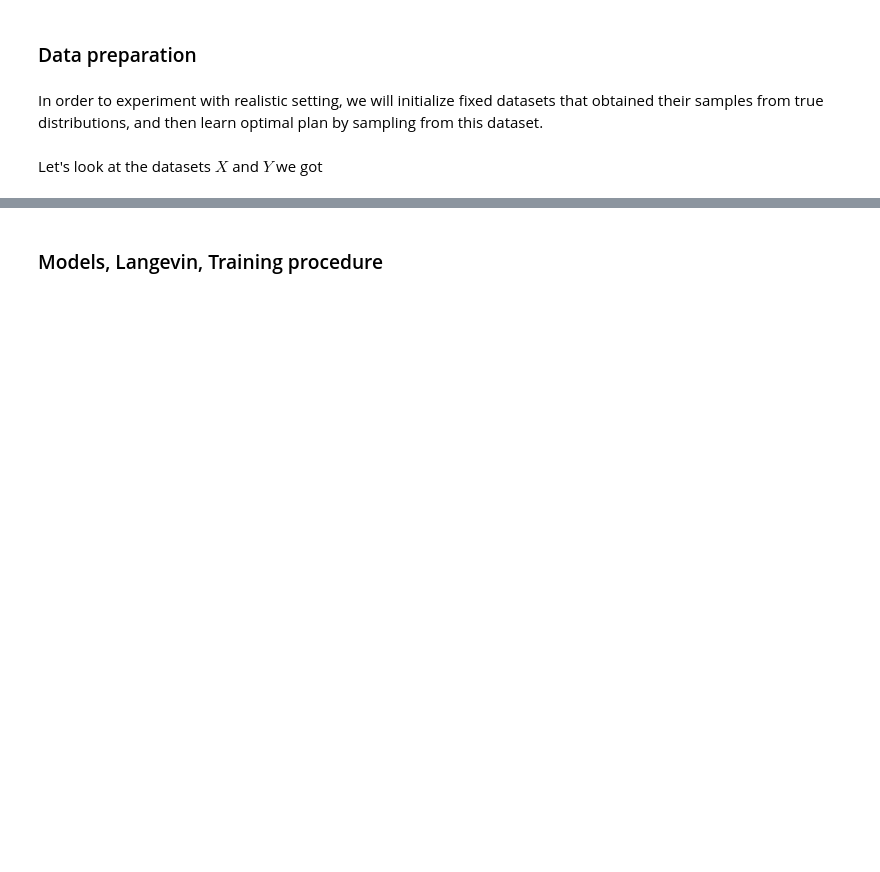
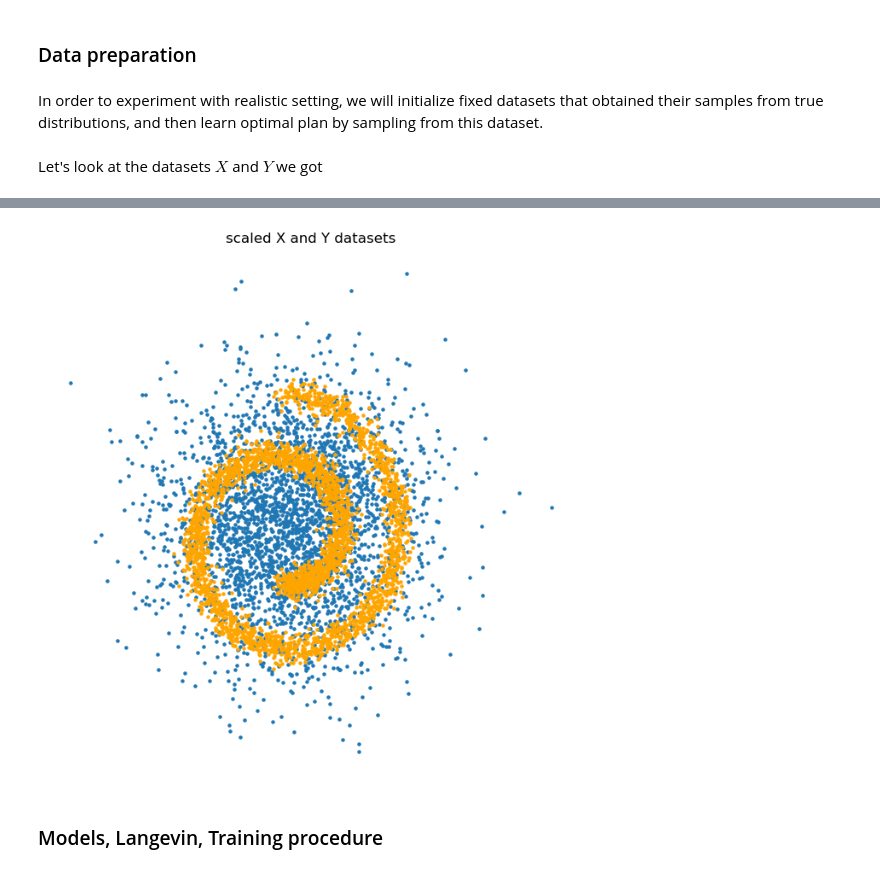
Before and after one commit to shredder67/energy-guided-ot, a Jupyter notebook: Energy_guided_EOT.ipynb, the cells around one changed output, grey strips where cells are left out. Saved outputs shown, nothing was run; the diff lists cells and outputs as text; code cells hidden in the pictures; blank space fills up the shorter version.

Commit message:
maybe fixed formula, some experiments, still not clear

```diff
--- a/Energy_guided_EOT.ipynb
+++ b/Energy_guided_EOT.ipynb
@@ -213,2 +238,18 @@ plt.show()
+# %%
+# scaled version overview (maybe will work better?)
+plt.figure(figsize=(8,8))
+
+scaled_ds_x = std_scale(dataset_x.data, dataset_x.mu, dataset_x.std)
+
+scaled_ds_y = std_scale(dataset_y.data, dataset_y.mu, dataset_y.std)
+
+plt.scatter(scaled_ds_x[:, 0].cpu(), scaled_ds_x[:, 1].cpu(), s=5, marker='o')
+plt.scatter(scaled_ds_y[:, 0].cpu(), scaled_ds_y[:, 1].cpu(), c='orange', s=5, marker='o')
+plt.title("scaled X and Y datasets")
+plt.axis('off')
+
+plt.show()
+# %% [output]
+[figure, added]
 # %% [markdown]
 ### Models, Langevin, Training procedure
```
Also changed, not shown: parts of 11 cells of this notebook.
